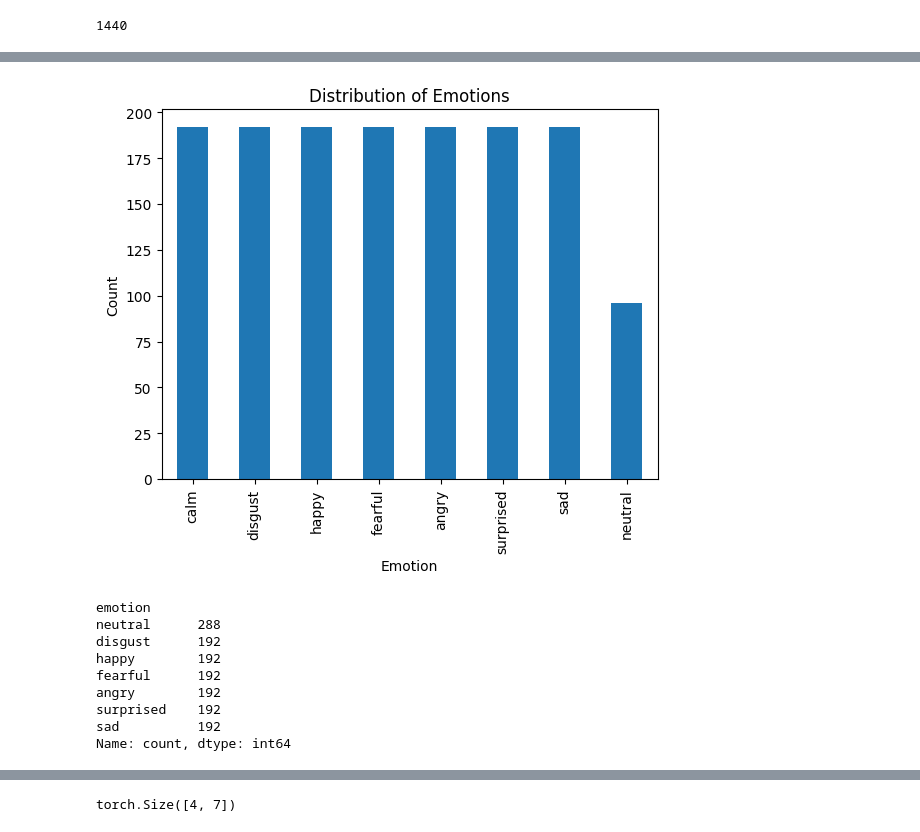
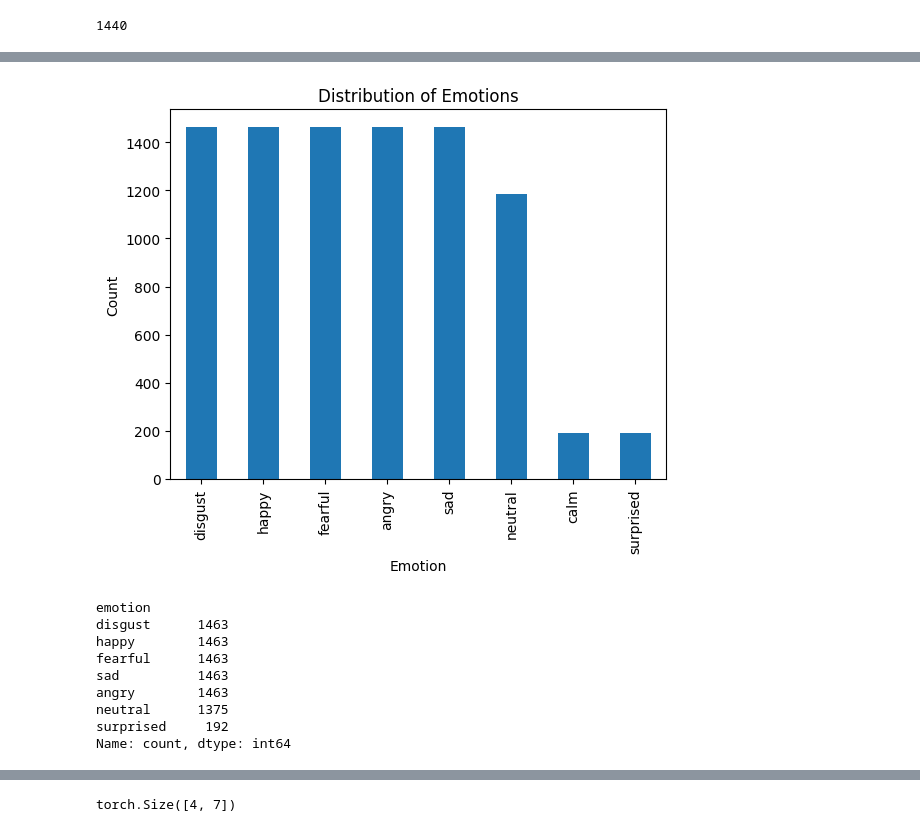
Before and after one commit to Nobodybob1/Emotional-Speech-Recognition, a Jupyter notebook: main.ipynb, the cells around one changed output, grey strips where cells are left out. Drawn from its saved outputs; the diff is of its cells as text; code cells hidden in the pictures.

Commit message:
Added new dataset

```diff
--- a/main.ipynb
+++ b/main.ipynb
@@ -59,3 +59,23 @@ len(df)
 3  archive/Actor_11/03-01-06-01-01-01-11.wav  fearful
 4  archive/Actor_11/03-01-03-02-02-02-11.wav    happy
 1440
+# %%
+# Load CREMA-D dataset (AudioWAV folder)
+def load_crema_d_dataset(crema_d_path):
+    data = []
+    for file_name in os.listdir(crema_d_path):
+        if file_name.endswith('.wav'):
+            file_path = os.path.join(crema_d_path, file_name)
+            # Extract data from file name
+            parts = file_name.split('_')
+            emotion_code = parts[2]
+            emotion_map = {'NEU': 'neutral', 'HAP': 'happy', 'SAD': 'sad', 'ANG': 'angry', 'FEA': 'fearful', 'DIS': 'disgust', 'SUR': 'surprised'}
+            emotion = emotion_map.get(emotion_code, 'unknown')
+            data.append({'file_path': file_path, 'emotion': emotion})
+    df = pd.DataFrame(data)
+    return df
+# %%
+# Put CREMA-D dataset into dataframe
+crema_d_df = load_crema_d_dataset('AudioWAV')
+print(crema_d_df.head())
+len(crema_d_df)
@@ -61,0 +90,5 @@ len(df)
+# %%
+# Combine both datasets
+combined_df = pd.concat([df, crema_d_df], ignore_index=True)
+print(combined_df.head())
+len(combined_df)
@@ -62,27 +103,35 @@ len(df)
 # %%
 # Distribution of emotions graph
+# import matplotlib.pyplot as plt
+# emotion_counts = df['emotion'].value_counts()
+# emotion_counts.plot(kind='bar')
+# plt.xlabel('Emotion')
+# plt.ylabel('Count')
+# plt.title('Distribution of Emotions')
+# plt.show()
 import matplotlib.pyplot as plt
-emotion_counts = df['emotion'].value_counts()
+emotion_counts = combined_df['emotion'].value_counts()
 emotion_counts.plot(kind='bar')
 plt.xlabel('Emotion')
 plt.ylabel('Count')
 plt.title('Distribution of Emotions')
 plt.show()
 # %% [output]
-[figure, old version]
+[figure, new version]
 # %%
-# Combine neutral and calm into neutral
+# Combine neutral and calm into neutral for BOTH datasets
 df['emotion'] = df['emotion'].replace({'calm': 'neutral'})
-print(df['emotion'].value_counts())
+combined_df['emotion'] = combined_df['emotion'].replace({'calm': 'neutral'})
+print(combined_df['emotion'].value_counts())
 # %% [output]
 emotion
-neutral      288
-disgust      192
-happy        192
-fearful      192
-angry        192
-surprised    192
-sad          192
+disgust      1463
+happy        1463
+fearful      1463
+sad          1463
+angry        1463
+neutral      1375
+surprised     192
 Name: count, dtype: int64
 # %%
 import numpy as np
```
Also changed, not shown: parts of 30 cells of this notebook, 1 other file.
